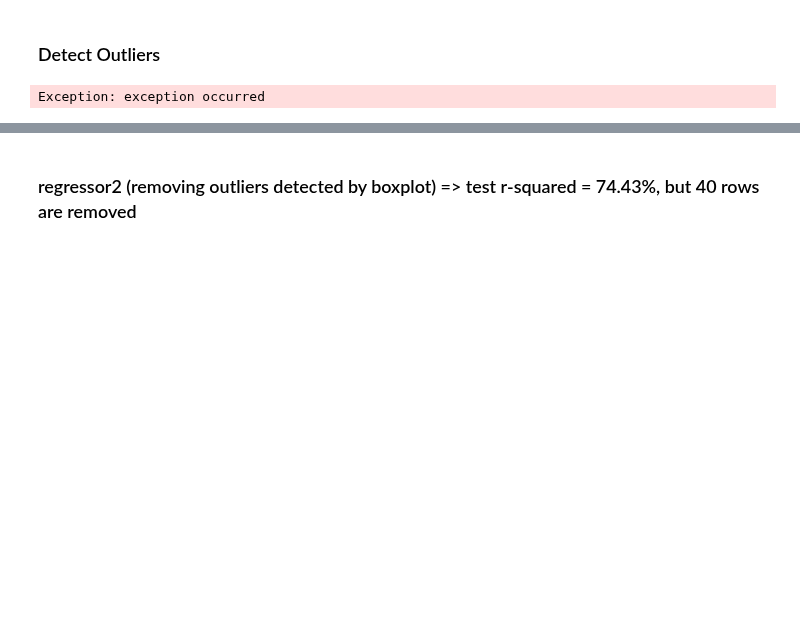
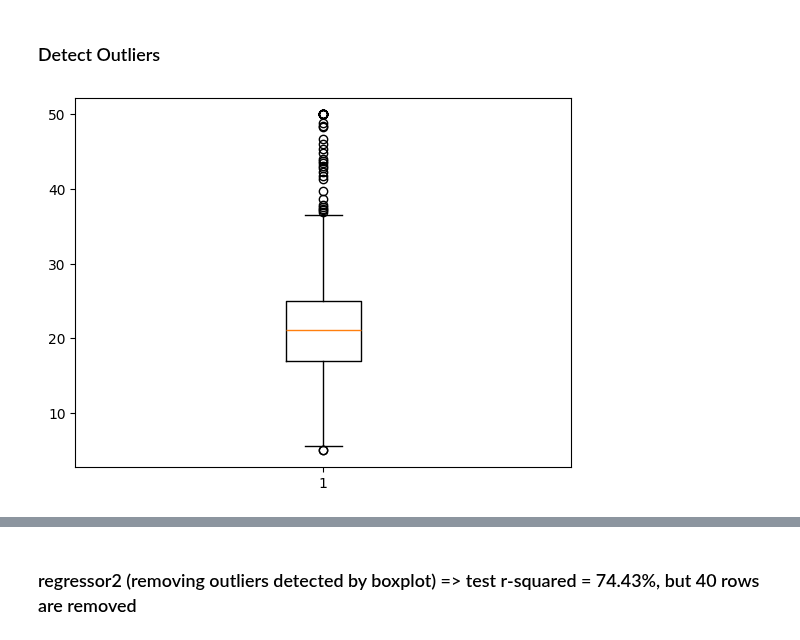
Before and after one commit to ROHIT779/ml-projects, a Jupyter notebook: regression-boston-housing/boston_housing.ipynb, the cells around one changed output, grey strips where cells are left out. Saved outputs shown, nothing was run; the diff lists cells and outputs as text; code cells hidden in the pictures; blank space fills up the shorter version.

```diff
--- a/regression-boston-housing/boston_housing.ipynb
+++ b/regression-boston-housing/boston_housing.ipynb
@@ -782,12 +823,12 @@ Explained variance ratio: [0.47420848 0.1109707  0.09305154 0.06843645 0.0629688
 # %% [markdown]
 ### Detect Outliers
 # %%
-raise Exception("exception occurred")
+# raise Exception("exception occurred")
 # Outliers detection using boxplot
 boxplot = plt.boxplot(df['MEDV'])
 plt.show()
 # %% [output]
-Exception: exception occurred
+[figure, added]
 # %%
 outliers = [flier.get_ydata() for flier in boxplot["fliers"]][0]
 print(max(outliers))
```
Also changed, not shown: parts of 27 cells of this notebook.
